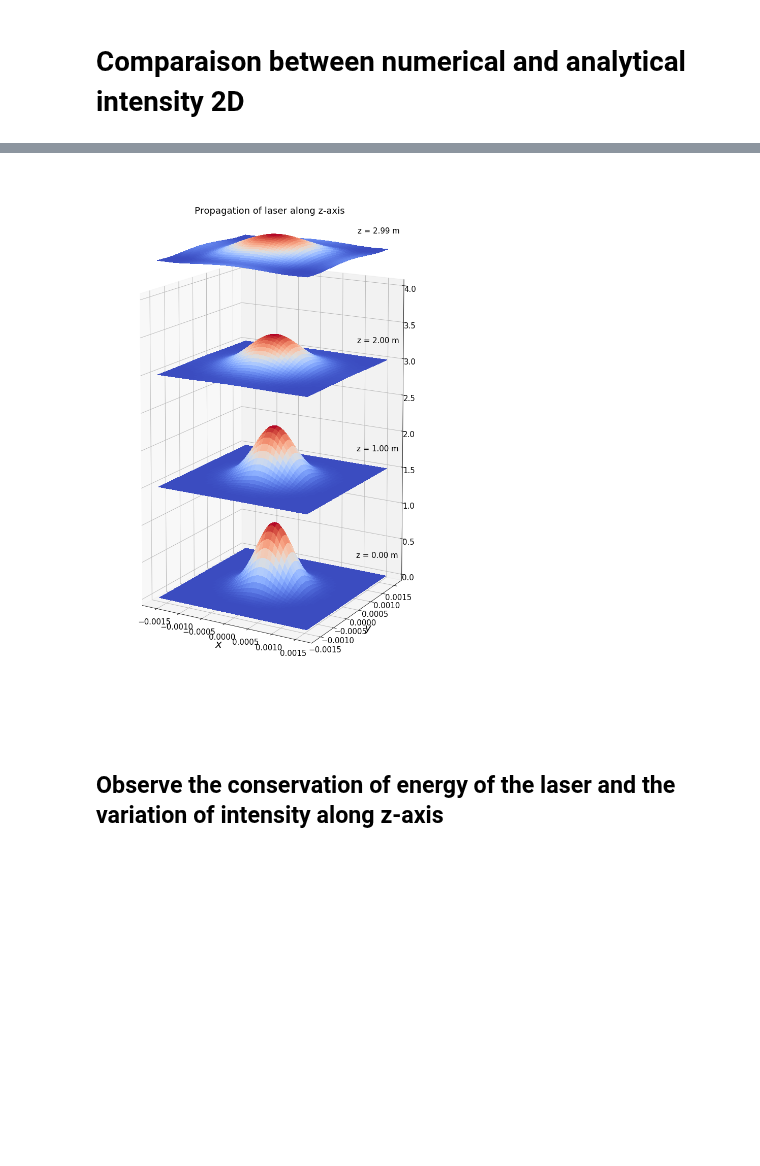
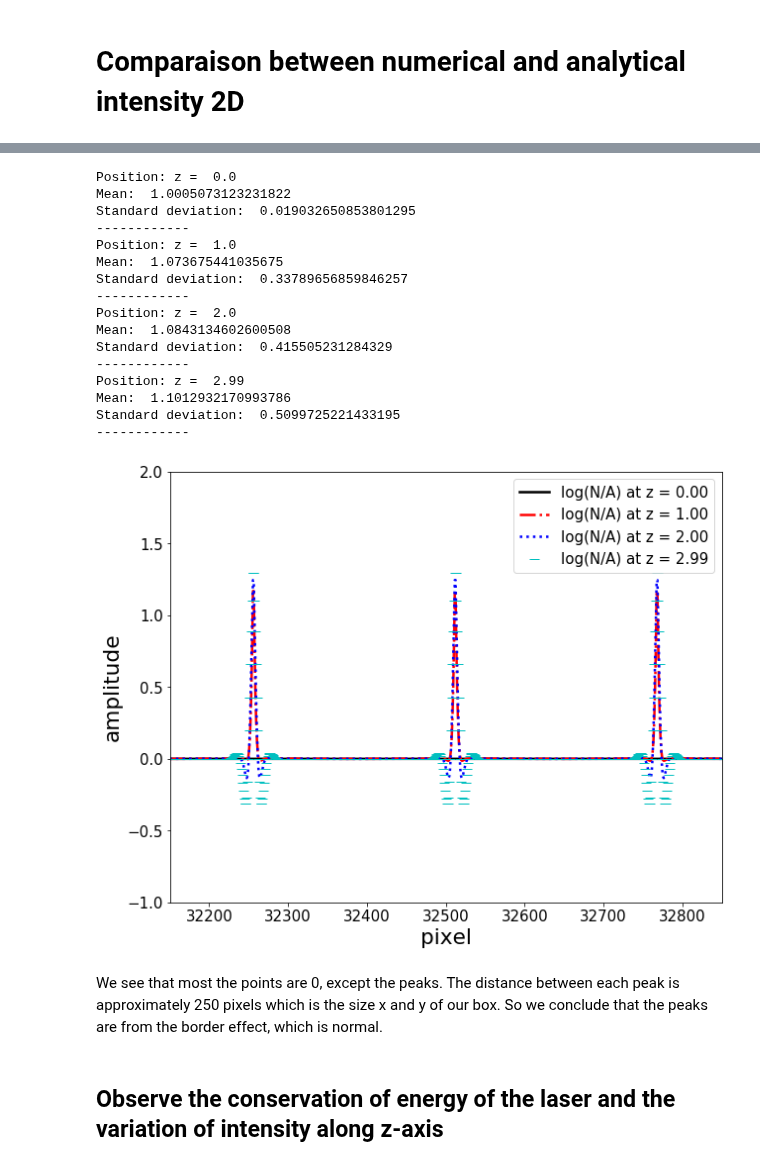
Before and after one commit to kimhong-chao/Project-PHY571, a Jupyter notebook: analysis/analyze_diffraction.ipynb, the cells around one changed output, grey strips where cells are left out. Saved outputs shown, nothing was run; the diff lists cells and outputs as text; code cells hidden in the pictures; blank space fills up the shorter version.

```diff
--- a/analysis/analyze_diffraction.ipynb
+++ b/analysis/analyze_diffraction.ipynb
@@ -145,24 +187,43 @@ fig.show()
-# %%
-z_interested = np.array([0, 1, 2, 2.99])
-pos_interested = z_interested*Nz/(nb_save*Lz)
-pos_interested = pos_interested.astype(int)
-
-fig = plt.figure(figsize=(12, 20))
-axes = []
-ax = fig.add_subplot(111,projection='3d')
-ax.set_title('Propagation of laser along z-axis')
-
-for i in range(len(z_interested)):
-    surf = ax.plot_surface(x,y,inten_num[pos_interested[i]]+1.5*i,cmap=cm.coolwarm, linewidth=0, antialiased=False)
-    ax.text(0.001, 0.0015,1.5*i+0.2 ,"z = %.2f m "%z_interested[i], None)
-    axes.append(ax)
-ax.set_xlabel('$x$')
-ax.set_ylabel('$y$')
-ax.set_zlim(0, 4 )
-ax.view_init(10, -60)
-plt.show()
-# %% [output]
-[figure, removed]
+# %%
+colors = ['k-', 'r-.', 'b:', 'c_']
+for i in range(4):
+    A = (inten_num[pos_interested[i]]/inten_analy(z_interested[i])).flatten()
+    print("Position: z = ",  z_interested[i])
+    print("Mean: ", np.mean(A))
+    print("Standard deviation: ", np.std(A))
+    print("------------")
+    x = np.linspace(0, 4*N**2, 4*N**2)
+    plt.plot(x, np.log(A), colors[i], label = 'log(N/A) at z = %.2f' %z_interested[i])
+
+plt.xlabel('pixel')
+plt.ylabel('amplitude')
+plt.xlim(32150, 32850)           #Zoom in to see closer to the point
+plt.ylim(-1, 2)
+plt.legend()
+# save figure as pdf
+dir = "../figures/compare1D_linear.jpg"
+plt.savefig(dir)
+plt.show()
+# %% [output]
+Position: z =  0.0
+Mean:  1.0005073123231822
+Standard deviation:  0.019032650853801295
+------------
+Position: z =  1.0
+Mean:  1.073675441035675
+Standard deviation:  0.33789656859846257
+------------
+Position: z =  2.0
+Mean:  1.0843134602600508
+Standard deviation:  0.415505231284329
+------------
+Position: z =  2.99
+Mean:  1.1012932170993786
+Standard deviation:  0.5099725221433195
+------------
+[figure, added]
+# %% [markdown]
+We see that most the points are 0, except the peaks. The distance between each peak is approximately 250 pixels which is the size x and y of our box. So we conclude that the peaks are from the border effect, which is normal.
 # %% [markdown]
 ## Observe the conservation of energy of the laser and the variation of intensity along z-axis
 # %% [markdown]
```
Also changed, not shown: parts of 9 cells of this notebook, 13 other files.
